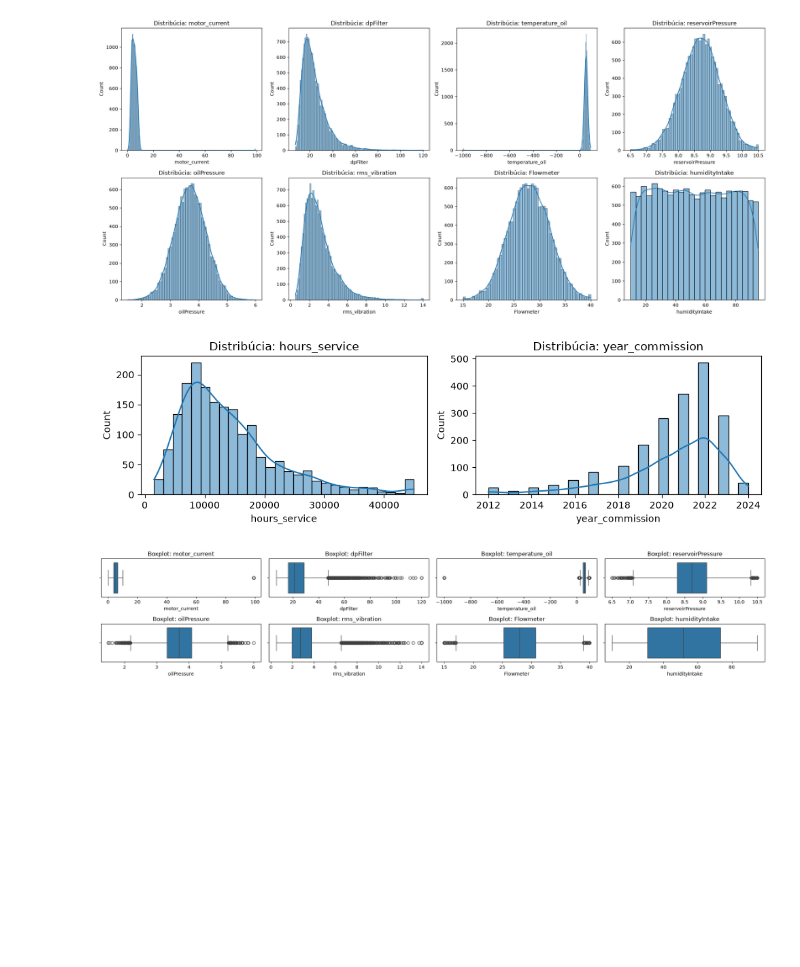
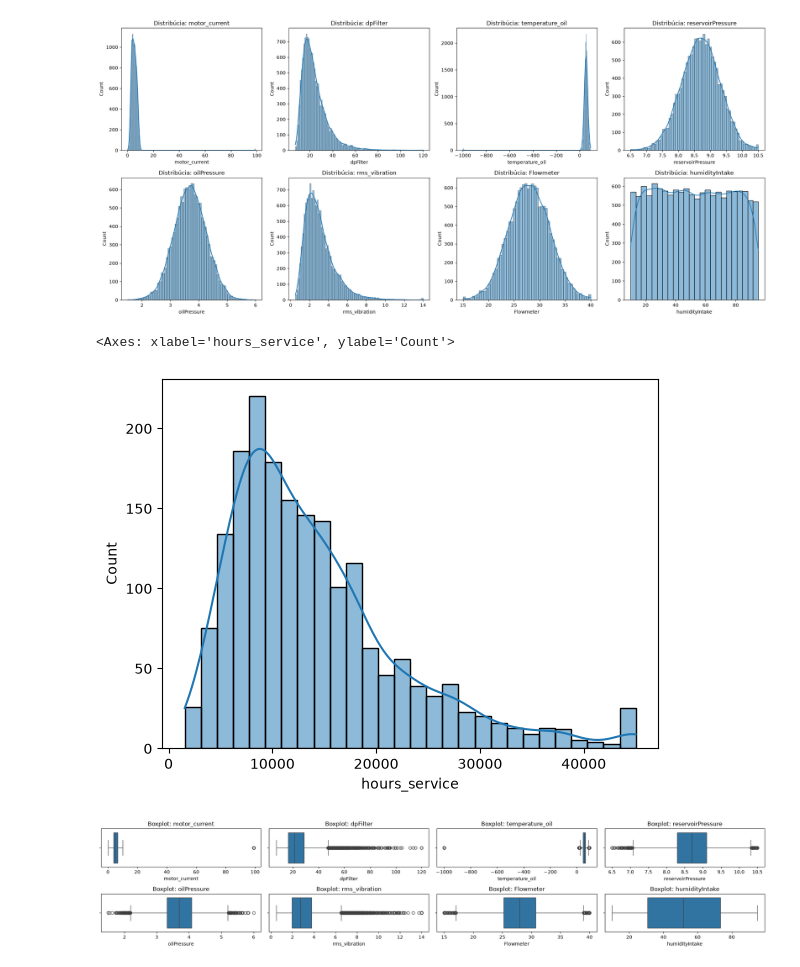
Before and after one commit to Langos428/IAU_projekt, a Jupyter notebook: projekt.ipynb, the cells around one changed output. Saved outputs shown, nothing was run; the diff lists cells and outputs as text; code cells hidden in the pictures; blank space fills up the shorter version.

```diff
--- a/projekt.ipynb
+++ b/projekt.ipynb
@@ -286,9 +226,10 @@ plot_numeric_distributions(readings_df, readings_numeric_cols, rows=2, cols=4, f
 # %% [output]
 [figure]
 # %%
-plot_numeric_distributions(units_df, units_numeric_cols, rows=1, cols=2, figsize=(10, 3))
+sns.histplot(data=units_df, x="hours_service", kde=True)
 # %% [output]
+<Axes: xlabel='hours_service', ylabel='Count'>
-[figure, old version]
+[figure, new version]
 # %%
 def plot_numeric_distributions(df, numeric_cols, rows, cols, figsize):
     fig, axes = plt.subplots(rows, cols, figsize=figsize)
```
Also changed, not shown: parts of 31 cells of this notebook.
